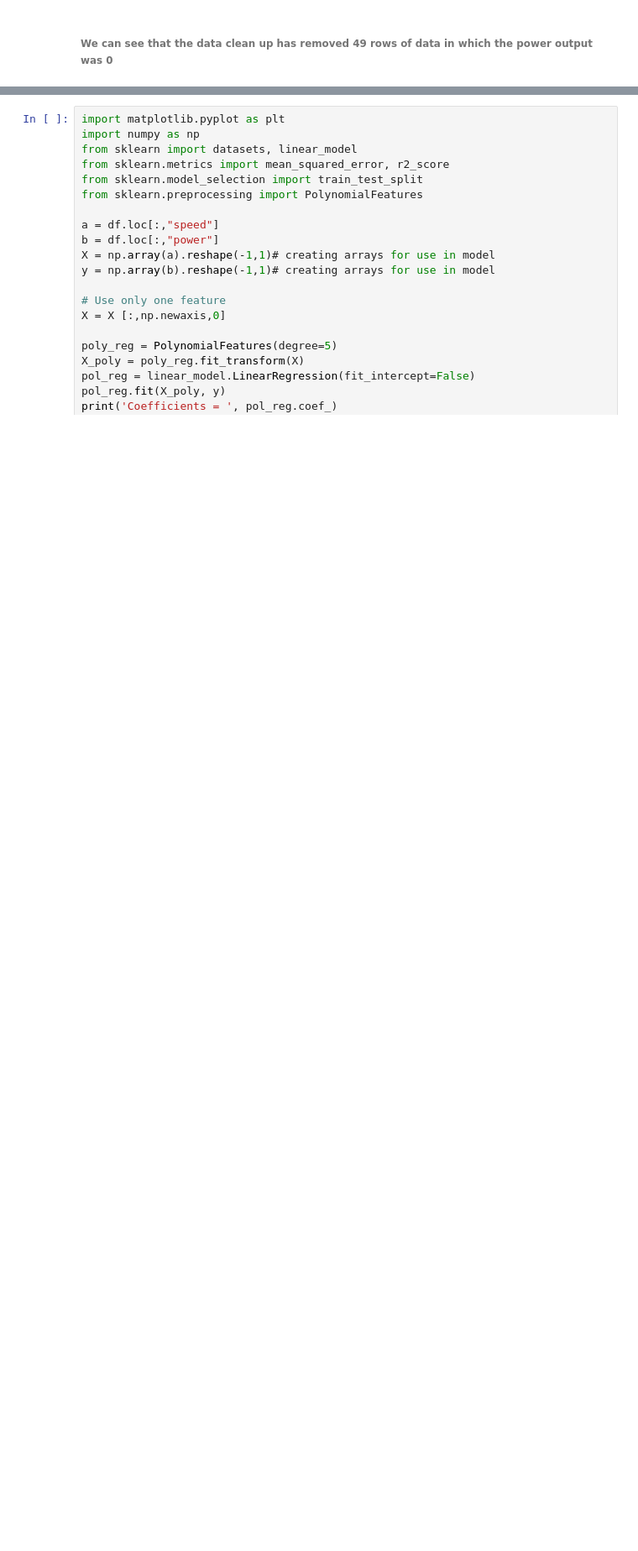
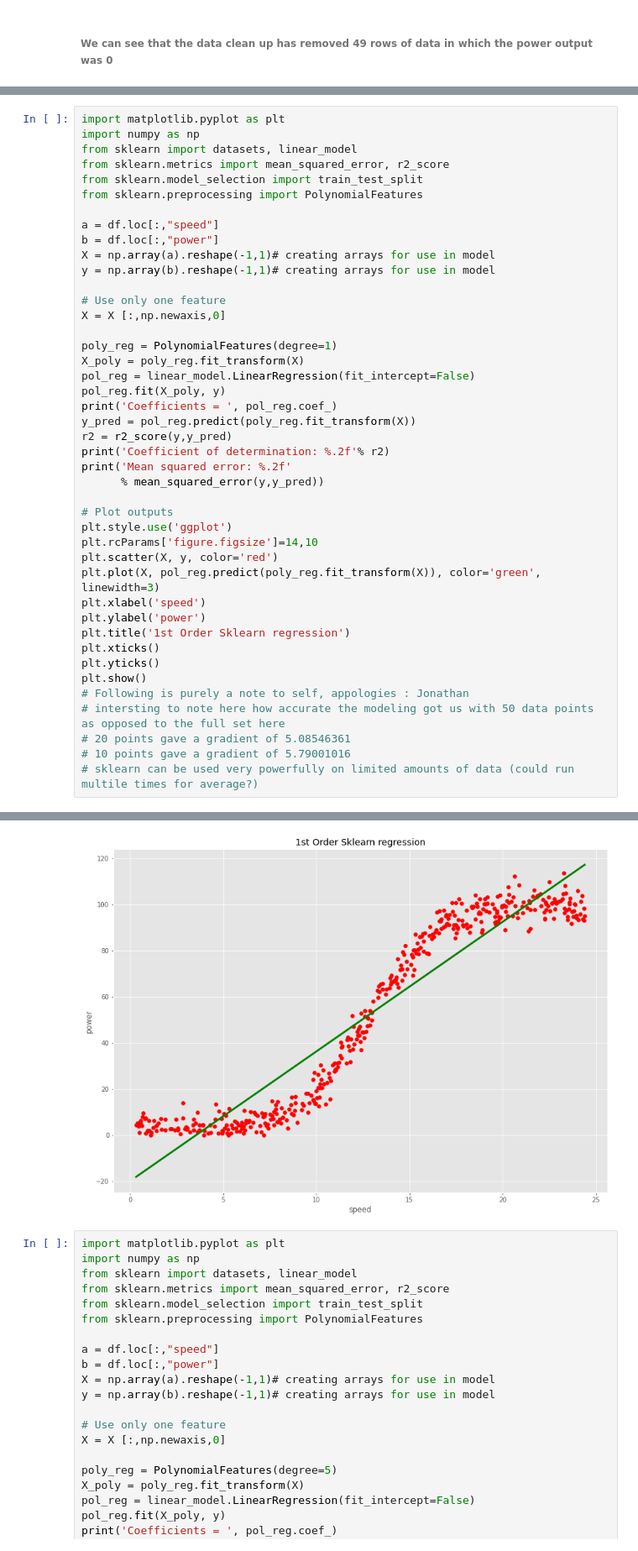
Before and after one commit to Jonathangmit/powerproduction, a Jupyter notebook: power production project.ipynb, the cells around one changed output, grey strips where cells are left out. Shown at 84% size. Drawn from its saved outputs; the diff is of its cells as text; blank space fills up the shorter version.

```diff
--- a/power production project.ipynb
+++ b/power production project.ipynb
@@ -196,0 +199,44 @@ Coefficient of determination: 0.89
+# %%
+import matplotlib.pyplot as plt
+import numpy as np
+from sklearn import datasets, linear_model
+from sklearn.metrics import mean_squared_error, r2_score
+from sklearn.model_selection import train_test_split
+from sklearn.preprocessing import PolynomialFeatures
+
+a = df.loc[:,"speed"]
+b = df.loc[:,"power"]
+X = np.array(a).reshape(-1,1)# creating arrays for use in model
+y = np.array(b).reshape(-1,1)# creating arrays for use in model
+
+# Use only one feature
+X = X [:,np.newaxis,0]
+
+poly_reg = PolynomialFeatures(degree=1)
+X_poly = poly_reg.fit_transform(X)
+pol_reg = linear_model.LinearRegression(fit_intercept=False)
+pol_reg.fit(X_poly, y)
+print('Coefficients = ', pol_reg.coef_)
+y_pred = pol_reg.predict(poly_reg.fit_transform(X))
+r2 = r2_score(y,y_pred)
+print('Coefficient of determination: %.2f'% r2)
+print('Mean squared error: %.2f'
+      % mean_squared_error(y,y_pred))
+
+# Plot outputs
+plt.style.use('ggplot')
+plt.rcParams['figure.figsize']=14,10
+plt.scatter(X, y, color='red')
+plt.plot(X, pol_reg.predict(poly_reg.fit_transform(X)), color='green', linewidth=3)
+plt.xlabel('speed')
+plt.ylabel('power')
+plt.title('1st Order Sklearn regression')
+plt.xticks()
+plt.yticks()
+plt.show()
+# Following is purely a note to self, appologies : Jonathan
+# intersting to note here how accurate the modeling got us with 50 data points as opposed to the full set here
+# 20 points gave a gradient of 5.08546361
+# 10 points gave a gradient of 5.79001016
+# sklearn can be used very powerfully on limited amounts of data (could run multile times for average?)
+# %% [output]
@@ -197,3 +246,4 @@ Coefficient of determination: 0.89
+[figure, added]
 # %%
 import matplotlib.pyplot as plt
 import numpy as np
```
Also changed, not shown: parts of 16 cells of this notebook, 1 other file.
